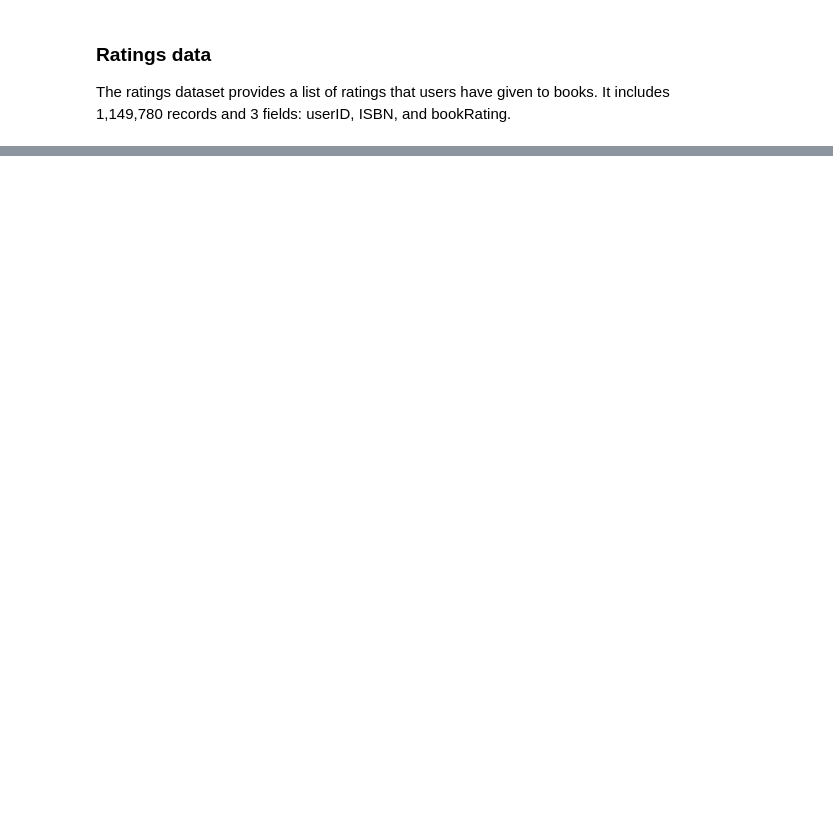
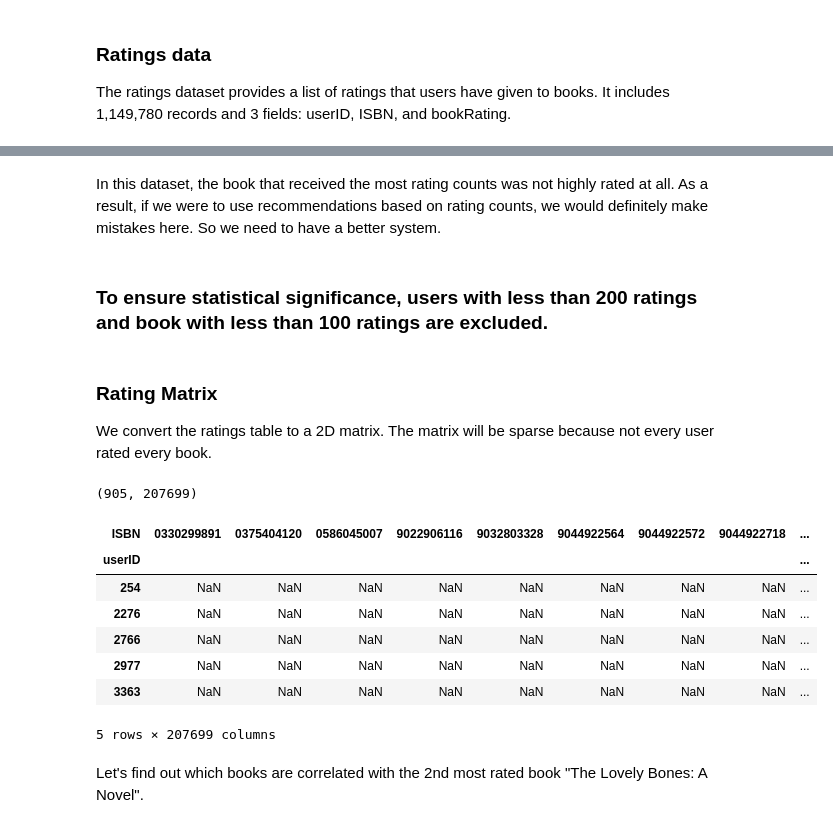
Before and after one commit to Captmoonshot/datascience, a Jupyter notebook: Book Recommender System Part 1.ipynb, the cells around one changed output, grey strips where cells are left out. Drawn from its saved outputs; the diff is of its cells as text; code cells hidden in the pictures; blank space fills up the shorter version.

```diff
--- a/Book Recommender System Part 1.ipynb
+++ b/Book Recommender System Part 1.ipynb
@@ -95,0 +248,32 @@ print
+# %% [markdown]
+In this dataset, the book that received the most rating counts was not highly rated at all.  As a result, if we were to use recommendations based on rating counts, we would definitely make mistakes here.  So we need to have a better system.
+# %% [markdown]
+### To ensure statistical significance, users with less than 200 ratings and book with less than 100 ratings are excluded.
+# %%
+counts1 = ratings['userID'].value_counts()
+ratings = ratings[ratings['userID'].isin(counts1[counts1 >= 200].index)]
+
+counts = ratings['bookRating'].value_counts()
+ratings = ratings[ratings['bookRating'].isin(counts[counts >= 100].index)]
+# %% [markdown]
+### Rating Matrix
+
+We convert the ratings table to a 2D matrix.  The matrix will be sparse because not every user rated every book.
+# %%
+ratings_pivot = ratings.pivot(index='userID', columns='ISBN').bookRating
+userID = ratings_pivot.index
+ISBN = ratings_pivot.columns
+print(ratings_pivot.shape)
+ratings_pivot.head()
+# %% [output]
+(905, 207699)
+| ISBN | 0330299891 | 0375404120 | 0586045007 | 9022906116 | 9032803328 | 9044922564 | 9044922572 | 9044922718 | ... |
+| userID |  |  |  |  |  |  |  |  | ... |
+| 254 | NaN | NaN | NaN | NaN | NaN | NaN | NaN | NaN | ... |
+| 2276 | NaN | NaN | NaN | NaN | NaN | NaN | NaN | NaN | ... |
+| 2766 | NaN | NaN | NaN | NaN | NaN | NaN | NaN | NaN | ... |
+| 2977 | NaN | NaN | NaN | NaN | NaN | NaN | NaN | NaN | ... |
+| 3363 | NaN | NaN | NaN | NaN | NaN | NaN | NaN | NaN | ... |
+5 rows × 207699 columns
+# %% [markdown]
+Let's find out which books are correlated with the 2nd most rated book "The Lovely Bones: A Novel".
```
Also changed, not shown: parts of 26 cells of this notebook, 5 other files.
